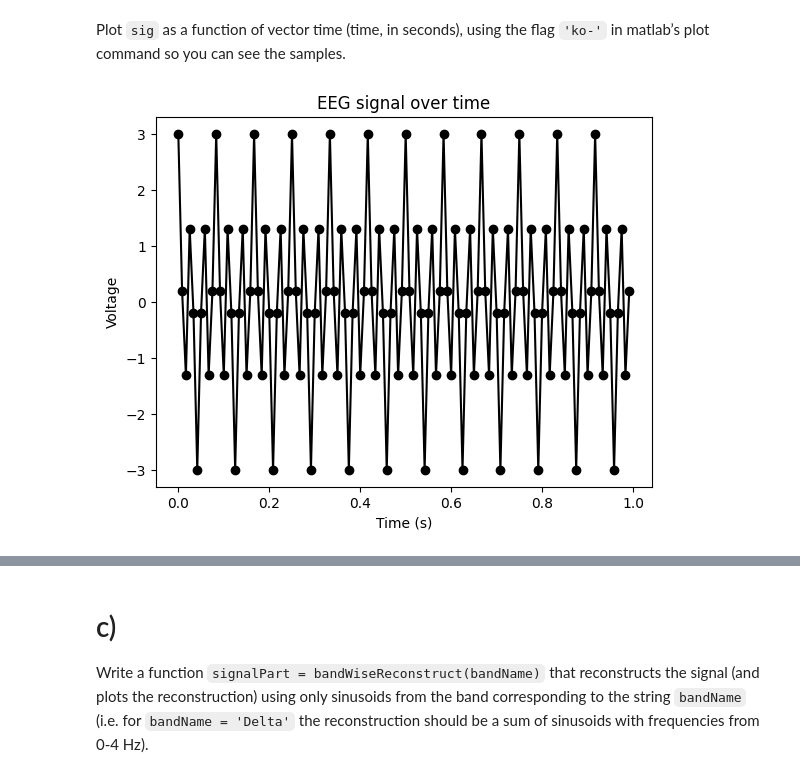
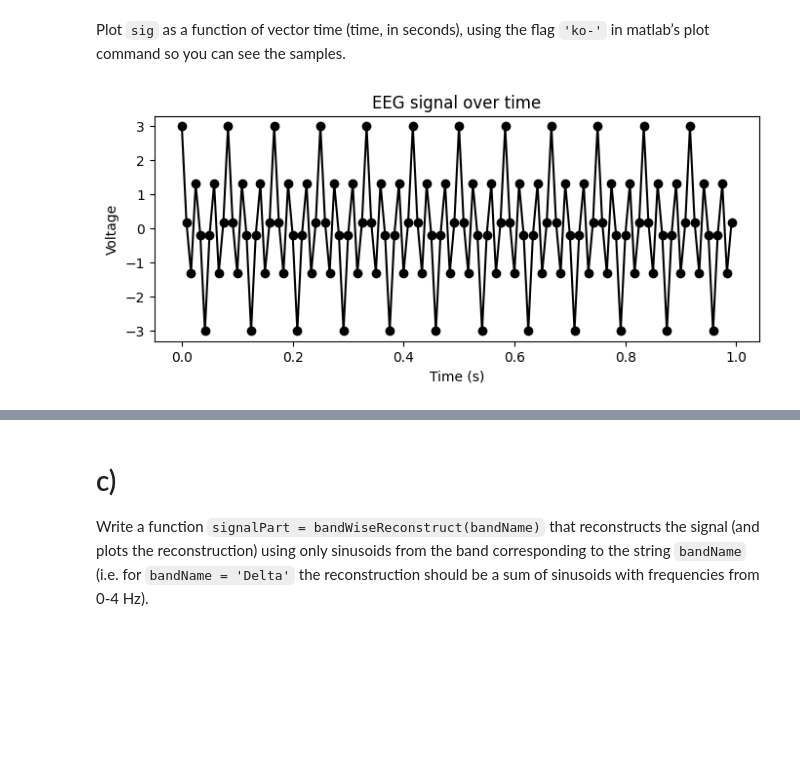
Before and after one commit to lukearend/math-tools, a Jupyter notebook: homework/hw3/HW3_Q4_Arend.ipynb, the cells around one changed output, grey strips where cells are left out. Cells and saved outputs as stored; diff of their text form; code cells hidden in the pictures; blank space fills up the shorter version.

```diff
--- a/homework/hw3/HW3_Q4_Arend.ipynb
+++ b/homework/hw3/HW3_Q4_Arend.ipynb
@@ -15,10 +16,11 @@ t = np.squeeze(obj['time'] / 120)
 # %% [markdown]
 Plot `sig` as a function of vector time (time, in seconds), using the flag `'ko-'` in matlab’s plot command so you can see the samples.
 # %%
+plt.subplots(figsize=(8, 3))
 plt.title('EEG signal over time')
 plt.plot(t, sig, 'ko-')
 plt.xlabel('Time (s)')
 plt.ylabel('Voltage')
 plt.show()
 # %% [output]
-[figure, old version]
+[figure, new version]
```
Also changed, not shown: parts of 25 cells of this notebook, 1 other file.
